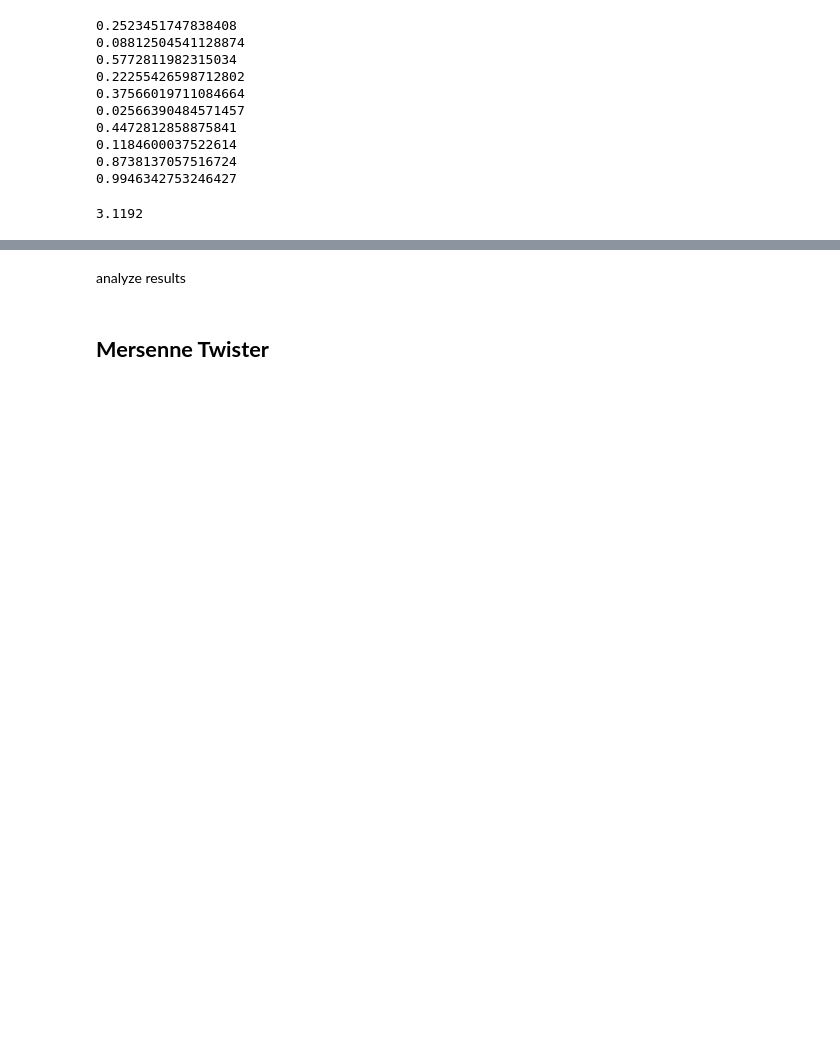
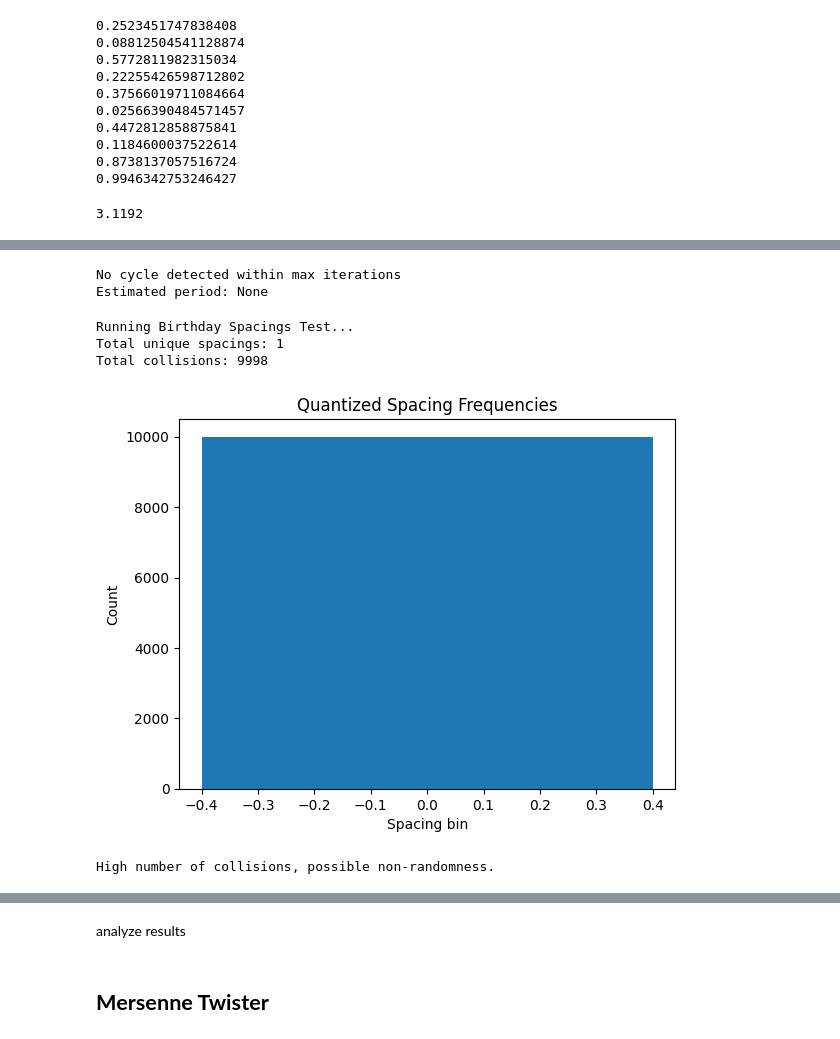
Before and after one commit to SimoneSped/focus_project_Comp_Astro, a Jupyter notebook: notebooks/Report.ipynb, the cells around one changed output, grey strips where cells are left out. Saved outputs shown, nothing was run; the diff lists cells and outputs as text; code cells hidden in the pictures; blank space fills up the shorter version.

```diff
--- a/notebooks/Report.ipynb
+++ b/notebooks/Report.ipynb
@@ -111,0 +109,26 @@ Lag-1 autocorrelation: 0.00243
+# %%
+from tests.tests import estimate_period
+
+# Estimate Period
+period = estimate_period(lambda: rng.next(), 1000)
+
+print(f"Estimated period: {period}")
+# %% [output]
+No cycle detected within max iterations
+Estimated period: None
+# %%
+from tests.tests import birthday_spacings_test
+
+lcg = LCG(seed=42)
+
+birthday_spacings_test(lambda: lcg.next(), N=10000, bins=100)
+
+# For perfect continuous uniform random numbers, repeated spacings should be rare.
+# LCGs with poor lattice structure may show repeating spacings quite often.
+# This test can reveal weaknesses that simple histogram tests completely miss.
+# %% [output]
+Running Birthday Spacings Test...
+Total unique spacings: 1
+Total collisions: 9998
+[figure, added]
+High number of collisions, possible non-randomness.
```
Also changed, not shown: parts of 6 cells of this notebook, 1 other file.
